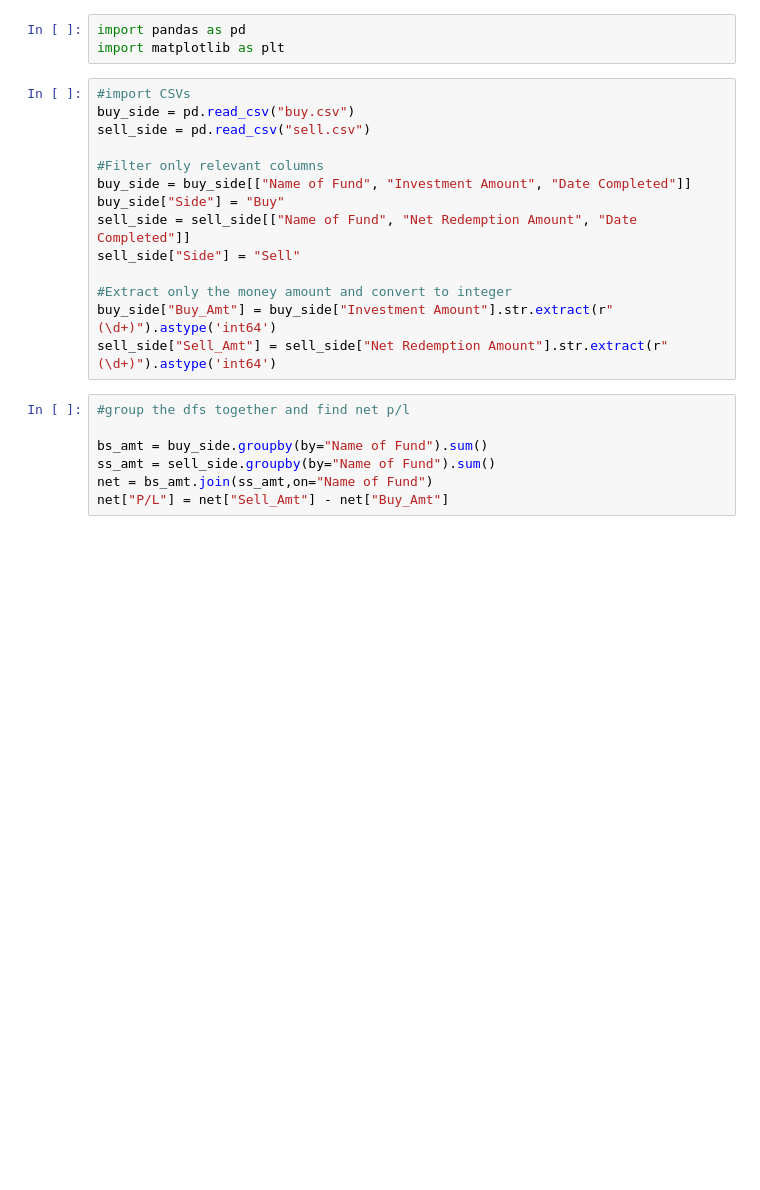
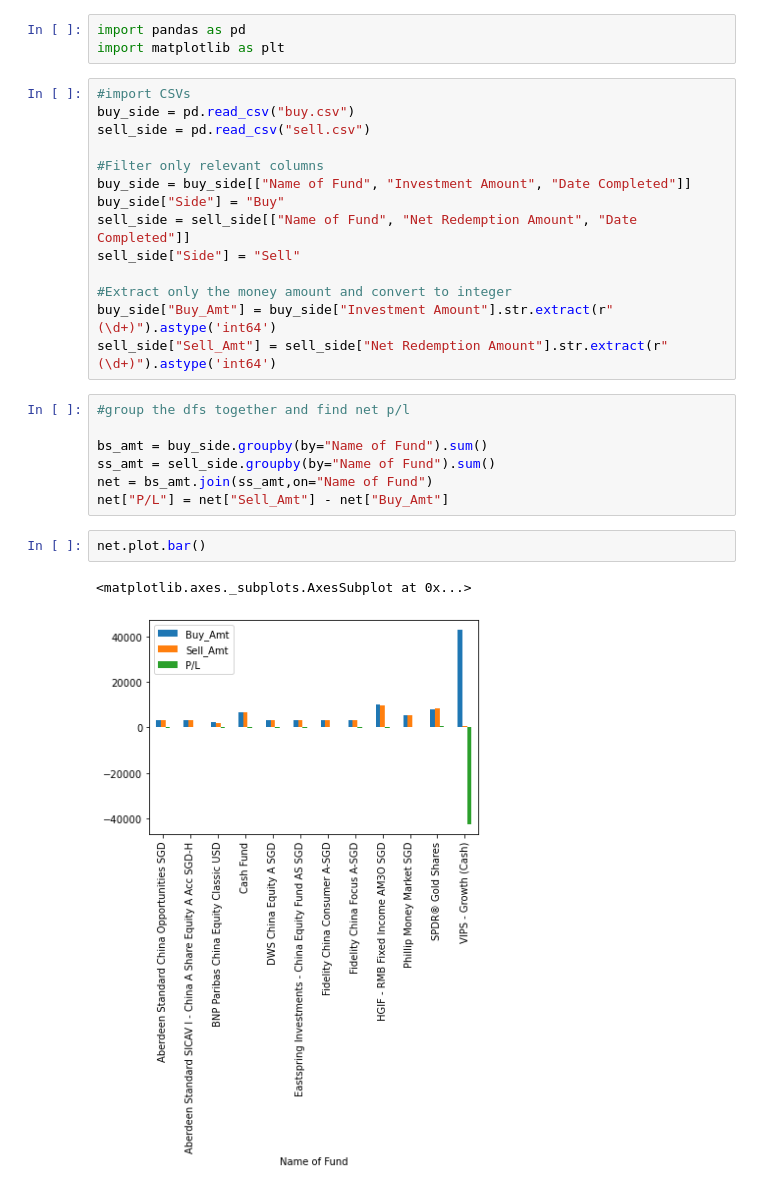
Before and after one commit to zachlim98/BeatingEnDUS, a Jupyter notebook: iFAST investigations/PL_since_incep.ipynb, the cells around one changed output. Drawn from its saved outputs; the diff is of its cells as text; blank space fills up the shorter version.

```diff
--- a/iFAST investigations/PL_since_incep.ipynb
+++ b/iFAST investigations/PL_since_incep.ipynb
@@ -22,3 +22,8 @@ bs_amt = buy_side.groupby(by="Name of Fund").sum()
 ss_amt = sell_side.groupby(by="Name of Fund").sum()
 net = bs_amt.join(ss_amt,on="Name of Fund")
 net["P/L"] = net["Sell_Amt"] - net["Buy_Amt"]
+# %%
+net.plot.bar()
+# %% [output]
+<matplotlib.axes._subplots.AxesSubplot at 0x...>
+[figure, added]
```
